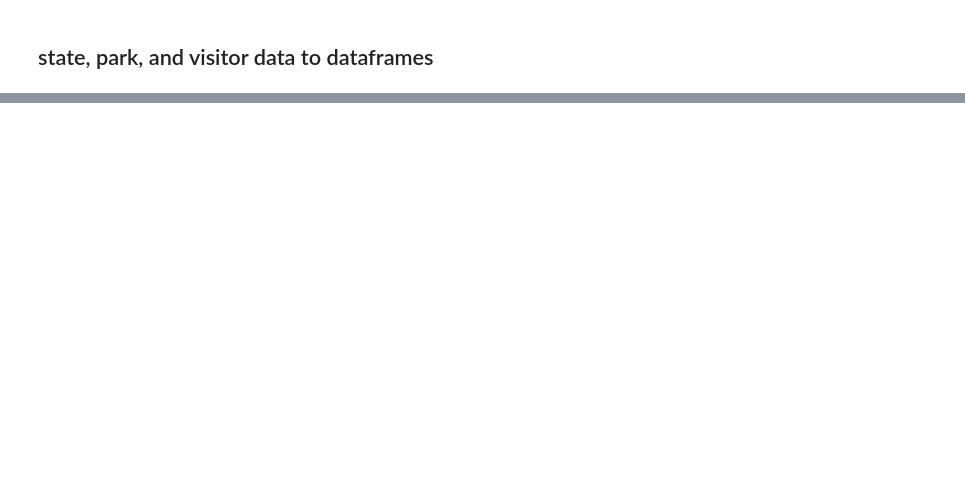
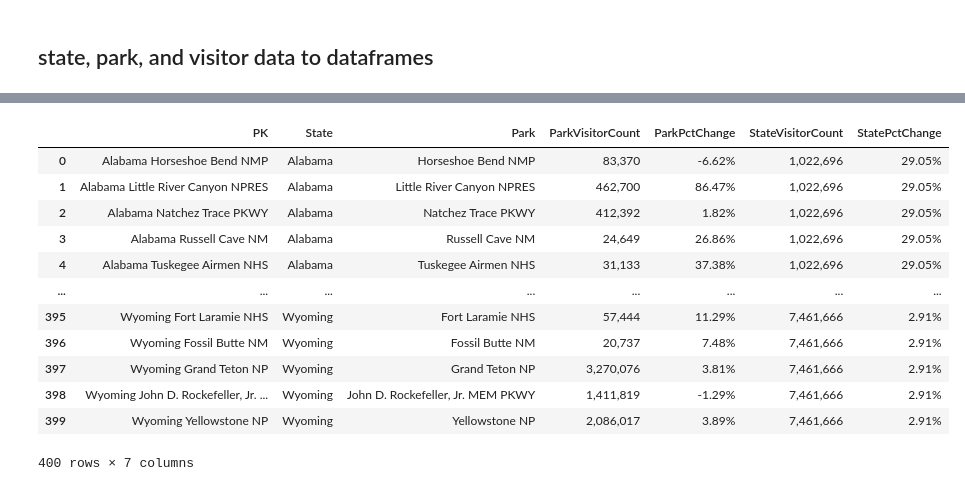
Before and after one commit to njmorr/Exploring-National-Parks, a Jupyter notebook: NationalParkData.ipynb, the cells around one changed output, grey strips where cells are left out. Saved outputs shown, nothing was run; the diff lists cells and outputs as text; code cells hidden in the pictures; blank space fills up the shorter version.

Commit message:
merged tables

```diff
--- a/NationalParkData.ipynb
+++ b/NationalParkData.ipynb
@@ -41,21 +83,37 @@ df_2016
 # %%
 # 2016
 df_2016 = pd.DataFrame(year_2016)
 df_2016_data = df_2016[["State", "Field1", "Field2", "Textbox22", "RecVisitors1", "Textbox23"]]
 
-#add column for year
-df_2016_data["Year"] = "2016"
 
 #rename columns
 df_2016_data = df_2016_data.rename(columns = {'Field1': 'Park', 'Field2': 'ParkVisitorCount',
                                               'Textbox22': 'ParkPctChange',
                                               'RecVisitors1': 'StateVisitorCount', 'Textbox23': 'StatePctChange'})
 
+#add column of state and park
+df_2016_data["PK"] = df_2016_data["State"] + " " + df_2016_data["Park"]
+
+
 #reorder columns
-df_2016_data = df_2016_data[['Year', 'State', 'Park', 'ParkVisitorCount', 'ParkPctChange',
+df_2016_data = df_2016_data[['PK', 'State', 'Park', 'ParkVisitorCount', 'ParkPctChange',
                              'StateVisitorCount', 'StatePctChange']]
 
 #write data to CSV file
 df_2016_data.to_csv("data//2016_park_data.csv", encoding = "utf-8", index = False)
-df_2016_data.head()
+df_2016_data
+# %% [output]
+|  | PK | State | Park | ParkVisitorCount | ParkPctChange | StateVisitorCount | StatePctChange |
+| 0 | Alabama Horseshoe Bend NMP | Alabama | Horseshoe Bend NMP | 83,370 | -6.62% | 1,022,696 | 29.05% |
+| 1 | Alabama Little River Canyon NPRES | Alabama | Little River Canyon NPRES | 462,700 | 86.47% | 1,022,696 | 29.05% |
+| 2 | Alabama Natchez Trace PKWY | Alabama | Natchez Trace PKWY | 412,392 | 1.82% | 1,022,696 | 29.05% |
+| 3 | Alabama Russell Cave NM | Alabama | Russell Cave NM | 24,649 | 26.86% | 1,022,696 | 29.05% |
+| 4 | Alabama Tuskegee Airmen NHS | Alabama | Tuskegee Airmen NHS | 31,133 | 37.38% | 1,022,696 | 29.05% |
+| ... | ... | ... | ... | ... | ... | ... | ... |
+| 395 | Wyoming Fort Laramie NHS | Wyoming | Fort Laramie NHS | 57,444 | 11.29% | 7,461,666 | 2.91% |
+| 396 | Wyoming Fossil Butte NM | Wyoming | Fossil Butte NM | 20,737 | 7.48% | 7,461,666 | 2.91% |
+| 397 | Wyoming Grand Teton NP | Wyoming | Grand Teton NP | 3,270,076 | 3.81% | 7,461,666 | 2.91% |
+| 398 | Wyoming John D. Rockefeller, Jr. ... | Wyoming | John D. Rockefeller, Jr. MEM PKWY | 1,411,819 | -1.29% | 7,461,666 | 2.91% |
+| 399 | Wyoming Yellowstone NP | Wyoming | Yellowstone NP | 2,086,017 | 3.89% | 7,461,666 | 2.91% |
+400 rows × 7 columns
 # %%
```
Also changed, not shown: parts of 15 cells of this notebook, 4 other files.
